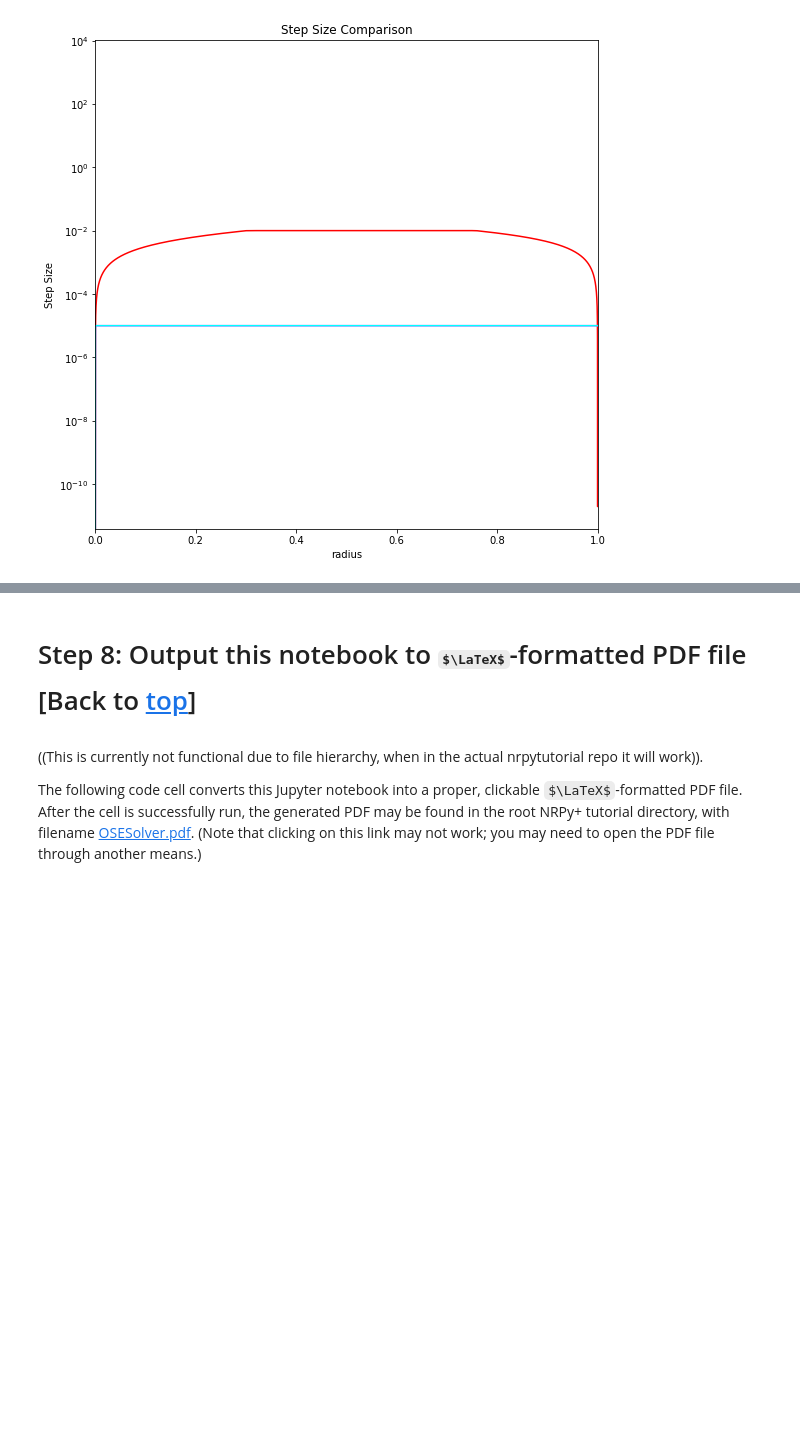
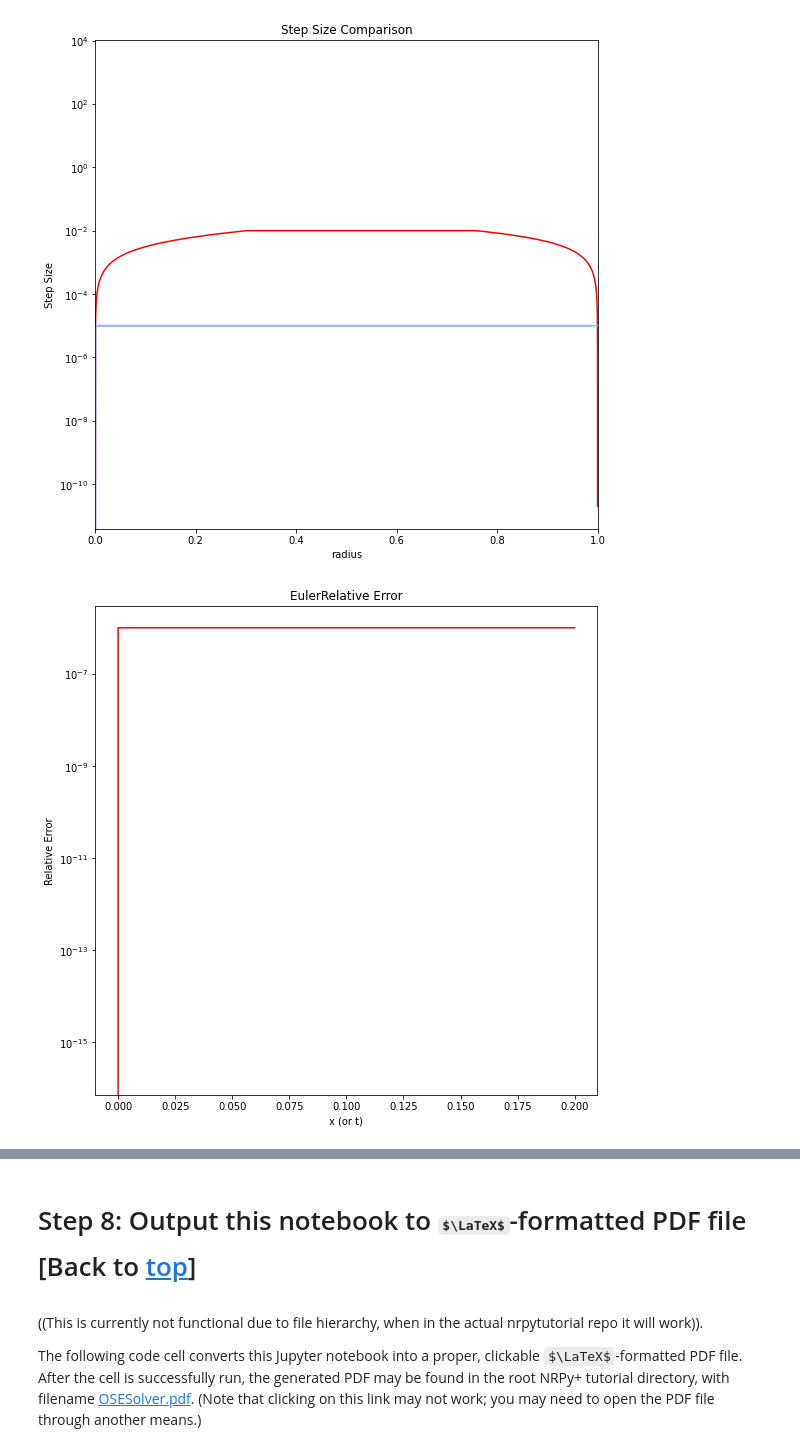
Before and after one commit to GMBlackjack/ODESolver, a Jupyter notebook: V9+/ODESolverV3.ipynb, the cells around one changed output, grey strips where cells are left out. Saved outputs shown, nothing was run; the diff lists cells and outputs as text; code cells hidden in the pictures; some formulas as TeX source; blank space fills up the shorter version.

```diff
--- a/V9+/ODESolverV3.ipynb
+++ b/V9+/ODESolverV3.ipynb
@@ -3826,6 +3827,47 @@ fig.set_size_inches(9,9)
 ax.set_yscale("log") #found in matplotlib's documentation.
 # %% [output]
 [figure]
+# %%
+#plotting code adapated from NRPy "Solving the Scalar Wave Equation"
+import matplotlib.pyplot as plt
+# csv file interface from https://www.dataquest.io/blog/read-file-python/
+import csv
+import sys
+import numpy as np #numpy, for doing math with our data.
+
+#Make a bunch of lists to hold all our data.
+positionList = []
+errorList0 = []
+errorList1 = []
+truthList0 = []
+truthList1 = []
+#This counter here helps us keep track of where we are.
+i = 0
+
+# https://stackoverflow.com/questions/2753254/how-to-open-a-file-in-the-parent-directory-in-python-in-appengine
+# to make sure we get the right file.
+with open(sys.path[0] + '/oData.txt') as f:
+    reader = csv.reader(f, delimiter=',')
+    for row in reader:
+        #Since we have alternating rows of data, we need to alternate our reading of it.
+        if (i % 2 == 0):
+            positionList.append(float(row[1]))
+        else:
+            errorList0.append(float(row[2]))
+            truthList0.append(float(row[4]))
+        i = i+1
+
+fig, ax = plt.subplots()
+ax.set_xlabel('x (or t)')
+ax.set_ylabel('Relative Error')
+ax.set_title(key + 'Relative Error')
+ax.plot(positionList, abs(np.array(errorList0)/np.array(truthList0)), color='r')
+# https://stackoverflow.com/questions/332289/how-do-i-change-the-size-of-figures-drawn-with-matplotlib
+# setting size was annoying.
+fig.set_size_inches(9,9)
+ax.set_yscale("log") #found in matplotlib's documentation.
+# %% [output]
+[figure, added]
 # %%
 import numpy as np
 import sympy as sp
```
Also changed, not shown: parts of 7 cells of this notebook, 7 other files.
